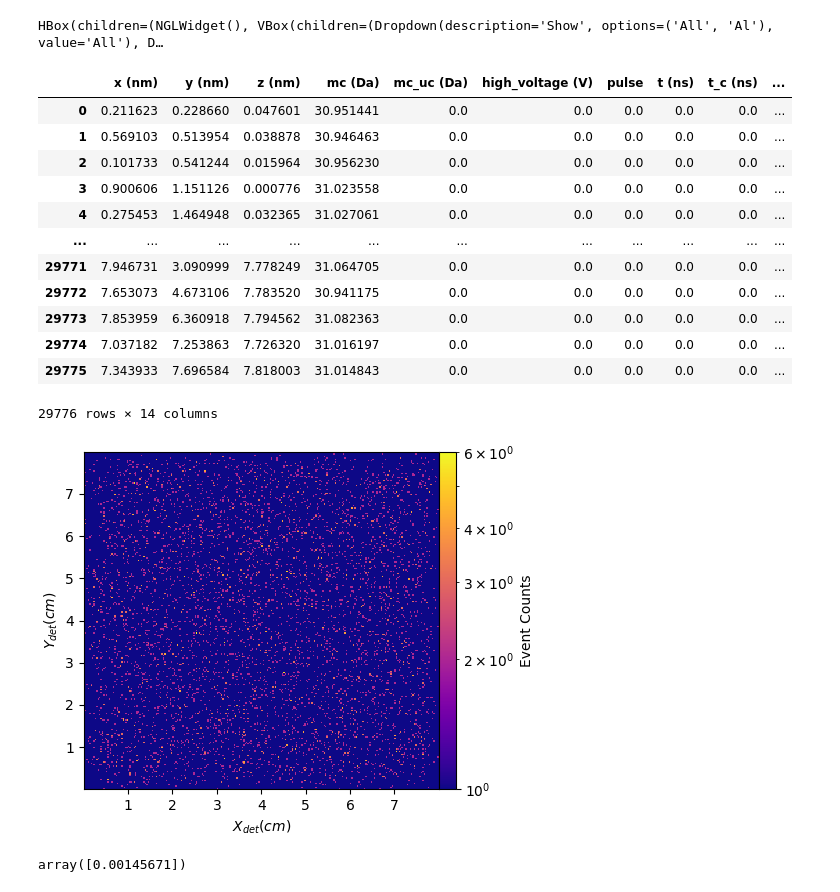
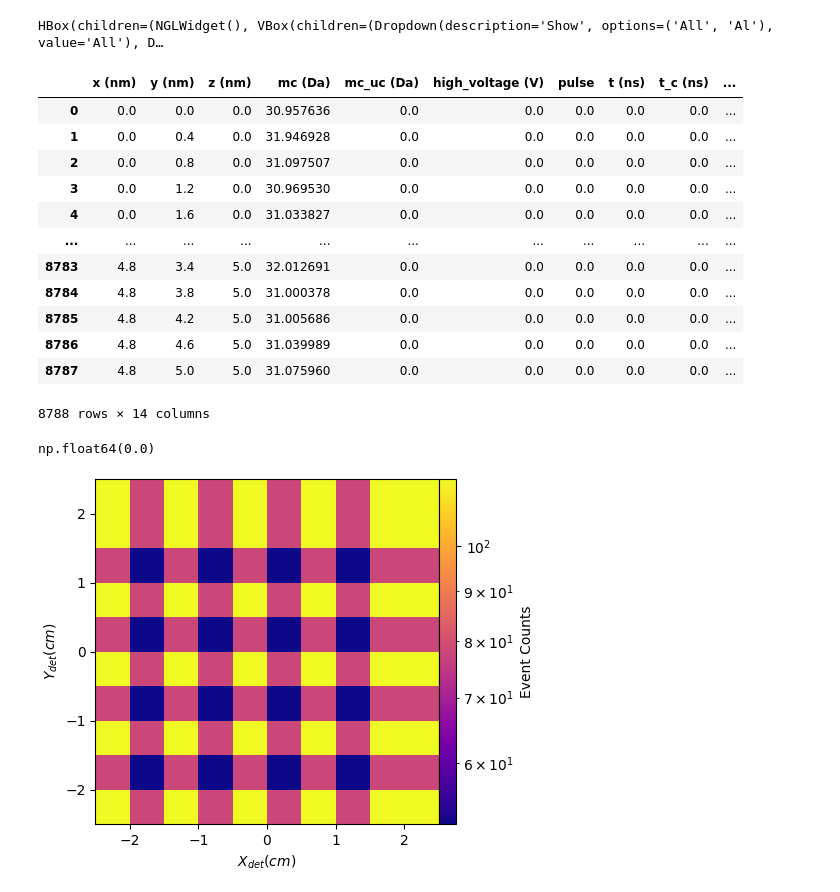
Before and after one commit to mmonajem/pyoxcart, a Jupyter notebook: pyccapt/calibration/tutorials/jupyter_files/sdm_tdf_fft.ipynb, the cells around one changed output. Cells and saved outputs as stored; diff of their text form; code cells hidden in the pictures.

```diff
--- a/pyccapt/calibration/tutorials/jupyter_files/sdm_tdf_fft.ipynb
+++ b/pyccapt/calibration/tutorials/jupyter_files/sdm_tdf_fft.ipynb
@@ -293,30 +442,30 @@ HBox(children=(NGLWidget(), VBox(children=(Dropdown(description='Show', options=
 from pyccapt.calibration.data_tools import data_tools, data_loadcrop
 from pyccapt.calibration.leap_tools import ccapt_tools
 
-data = ccapt_tools.pos_to_ccapt('./SDM_Matrix_Res.pos')
+data = ccapt_tools.pos_to_ccapt('./Matrix_SDM.pos')
 data
 # %% [output]
 |  | x (nm) | y (nm) | z (nm) | mc (Da) | mc_uc (Da) | high_voltage (V) | pulse | t (ns) | t_c (ns) | ... |
-| 0 | 0.211623 | 0.228660 | 0.047601 | 30.951441 | 0.0 | 0.0 | 0.0 | 0.0 | 0.0 | ... |
-| 1 | 0.569103 | 0.513954 | 0.038878 | 30.946463 | 0.0 | 0.0 | 0.0 | 0.0 | 0.0 | ... |
-| 2 | 0.101733 | 0.541244 | 0.015964 | 30.956230 | 0.0 | 0.0 | 0.0 | 0.0 | 0.0 | ... |
-| 3 | 0.900606 | 1.151126 | 0.000776 | 31.023558 | 0.0 | 0.0 | 0.0 | 0.0 | 0.0 | ... |
-| 4 | 0.275453 | 1.464948 | 0.032365 | 31.027061 | 0.0 | 0.0 | 0.0 | 0.0 | 0.0 | ... |
+| 0 | 0.0 | 0.0 | 0.0 | 30.957636 | 0.0 | 0.0 | 0.0 | 0.0 | 0.0 | ... |
+| 1 | 0.0 | 0.4 | 0.0 | 31.946928 | 0.0 | 0.0 | 0.0 | 0.0 | 0.0 | ... |
+| 2 | 0.0 | 0.8 | 0.0 | 31.097507 | 0.0 | 0.0 | 0.0 | 0.0 | 0.0 | ... |
+| 3 | 0.0 | 1.2 | 0.0 | 30.969530 | 0.0 | 0.0 | 0.0 | 0.0 | 0.0 | ... |
+| 4 | 0.0 | 1.6 | 0.0 | 31.033827 | 0.0 | 0.0 | 0.0 | 0.0 | 0.0 | ... |
 | ... | ... | ... | ... | ... | ... | ... | ... | ... | ... | ... |
-| 29771 | 7.946731 | 3.090999 | 7.778249 | 31.064705 | 0.0 | 0.0 | 0.0 | 0.0 | 0.0 | ... |
-| 29772 | 7.653073 | 4.673106 | 7.783520 | 30.941175 | 0.0 | 0.0 | 0.0 | 0.0 | 0.0 | ... |
-| 29773 | 7.853959 | 6.360918 | 7.794562 | 31.082363 | 0.0 | 0.0 | 0.0 | 0.0 | 0.0 | ... |
-| 29774 | 7.037182 | 7.253863 | 7.726320 | 31.016197 | 0.0 | 0.0 | 0.0 | 0.0 | 0.0 | ... |
-| 29775 | 7.343933 | 7.696584 | 7.818003 | 31.014843 | 0.0 | 0.0 | 0.0 | 0.0 | 0.0 | ... |
+| 8783 | 4.8 | 3.4 | 5.0 | 32.012691 | 0.0 | 0.0 | 0.0 | 0.0 | 0.0 | ... |
+| 8784 | 4.8 | 3.8 | 5.0 | 31.000378 | 0.0 | 0.0 | 0.0 | 0.0 | 0.0 | ... |
+| 8785 | 4.8 | 4.2 | 5.0 | 31.005686 | 0.0 | 0.0 | 0.0 | 0.0 | 0.0 | ... |
+| 8786 | 4.8 | 4.6 | 5.0 | 31.039989 | 0.0 | 0.0 | 0.0 | 0.0 | 0.0 | ... |
+| 8787 | 4.8 | 5.0 | 5.0 | 31.075960 | 0.0 | 0.0 | 0.0 | 0.0 | 0.0 | ... |
-29776 rows × 14 columns
+8788 rows × 14 columns
+# %%
+min(data['x (nm)'].to_numpy())
+# %% [output]
+np.float64(0.0)
 # %%
-data_loadcrop.plot_crop_fdm(data['x (nm)'].to_numpy(), data['y (nm)'].to_numpy())
+data_loadcrop.plot_crop_fdm(data['x (nm)'].to_numpy()-2.5, data['y (nm)'].to_numpy()-2.5, bins=0.5)
 # %% [output]
-[figure, old version]
+[figure, new version]
-# %%
-min(data[['y (nm)']].to_numpy())
-# %% [output]
-array([0.00145671])
 # %%
 coords_SDM = data[['x (nm)', 'y (nm)', 'z (nm)']].to_numpy()
 # %%
```
Also changed, not shown: parts of 18 cells of this notebook, 1 other file.
